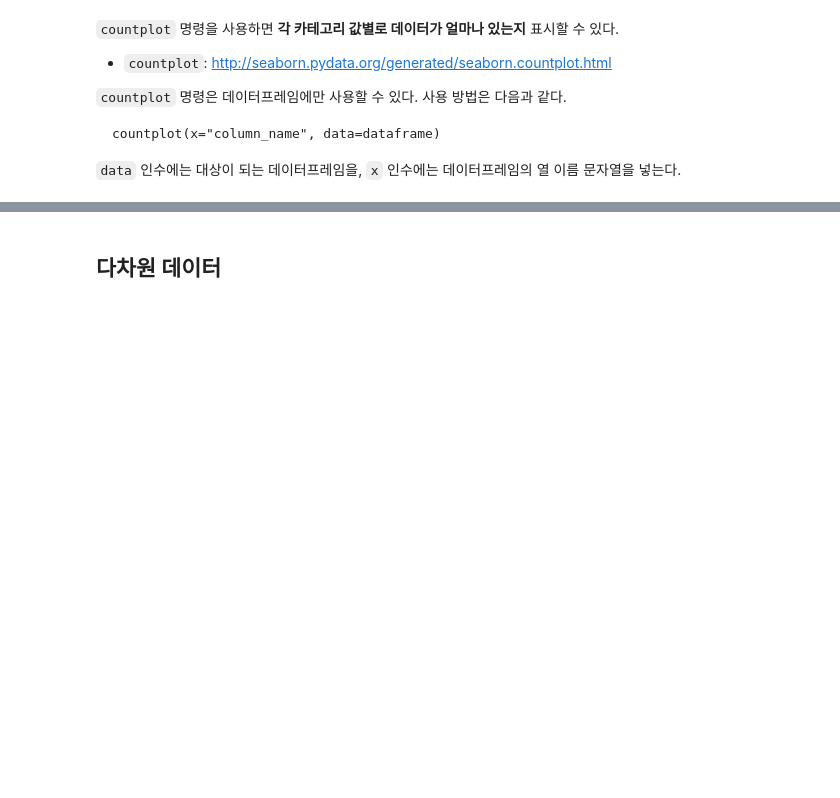
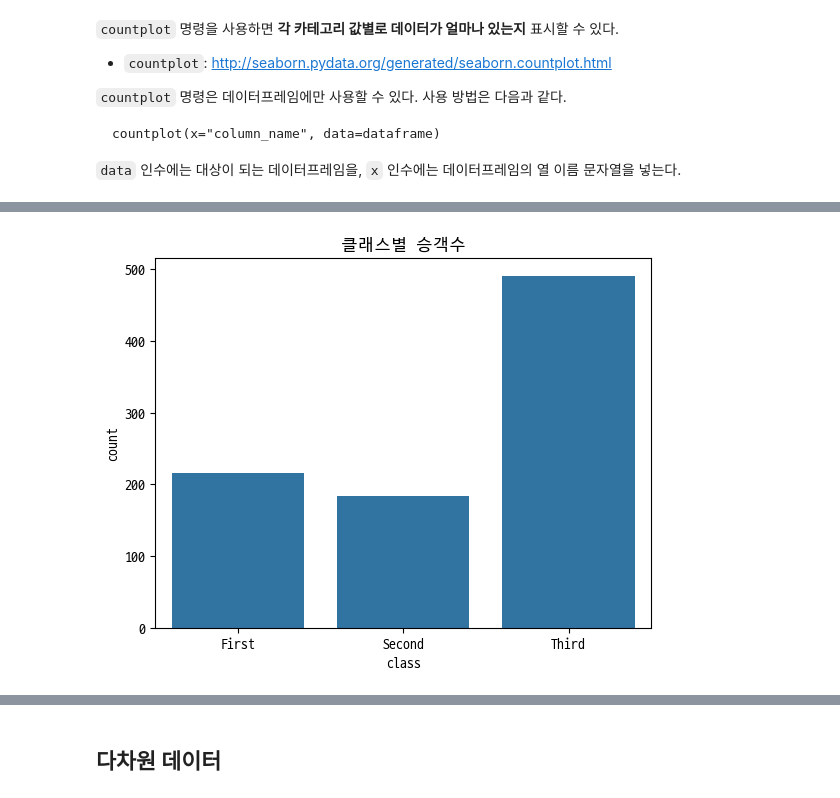
Before and after one commit to pnow7/Python-Practice, a Jupyter notebook: jupyter/[데이터분석] 4. Seaborn.ipynb, the cells around one changed output, grey strips where cells are left out. Saved outputs shown, nothing was run; the diff lists cells and outputs as text; code cells hidden in the pictures; blank space fills up the shorter version.

```diff
--- a/jupyter/[데이터분석] 4. Seaborn.ipynb
+++ b/jupyter/[데이터분석] 4. Seaborn.ipynb
@@ -136,0 +353,7 @@ countplot(x="column_name", data=dataframe)
+# %%
+## Seaborn으로 시각화
+sns.countplot(x = 'class', data=titanic)
+plt.title("클래스별 승객수")
+plt.show()
+# %% [output]
+[figure, added]
```
Also changed, not shown: parts of 67 cells of this notebook.
